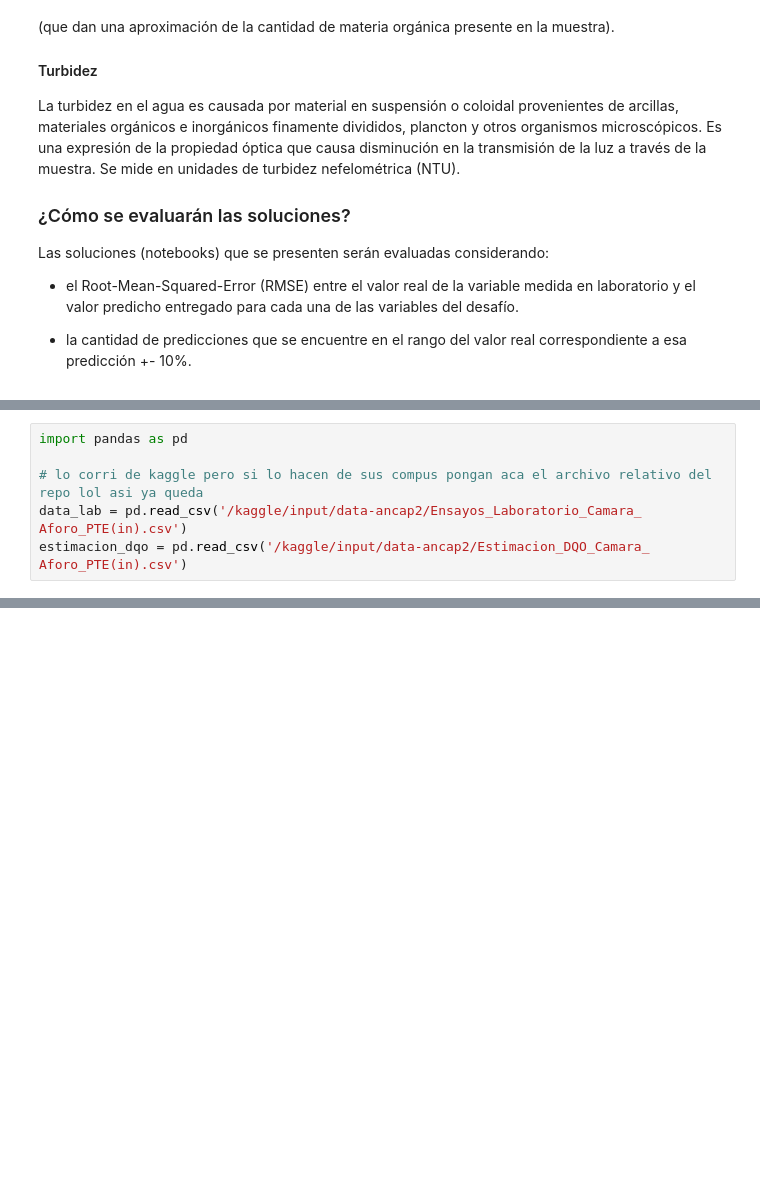
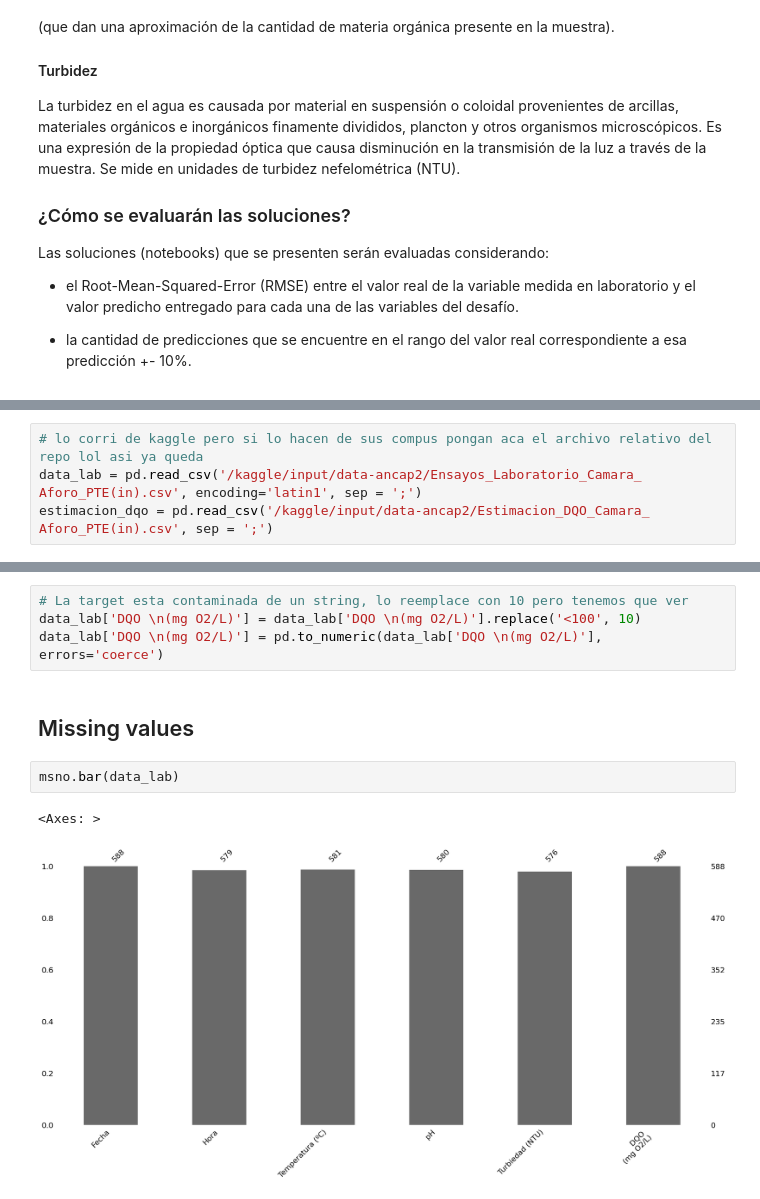
Before and after one commit to tetenogues/data_barbies_y_guille, a Jupyter notebook: first-nb.ipynb, the cells around one changed output, grey strips where cells are left out. Drawn from its saved outputs; the diff is of its cells as text; blank space fills up the shorter version.

```diff
--- a/first-nb.ipynb
+++ b/first-nb.ipynb
@@ -52,8 +59,6 @@ Las soluciones (notebooks) que se presenten serán evaluadas considerando:
 # %%
-import pandas as pd
-
 # lo corri de kaggle pero si lo hacen de sus compus pongan aca el archivo relativo del repo lol asi ya queda
-data_lab = pd.read_csv('/kaggle/input/data-ancap2/Ensayos_Laboratorio_Camara_ Aforo_PTE(in).csv')
-estimacion_dqo = pd.read_csv('/kaggle/input/data-ancap2/Estimacion_DQO_Camara_ Aforo_PTE(in).csv')
+data_lab = pd.read_csv('/kaggle/input/data-ancap2/Ensayos_Laboratorio_Camara_ Aforo_PTE(in).csv', encoding='latin1', sep = ';')
+estimacion_dqo = pd.read_csv('/kaggle/input/data-ancap2/Estimacion_DQO_Camara_ Aforo_PTE(in).csv', sep = ';')
 # %%
 data_lab.head()
@@ -61,0 +111,11 @@ estimacion_dqo.head()
+# %%
+# La target esta contaminada de un string, lo reemplace con 10 pero tenemos que ver
+data_lab['DQO \n(mg O2/L)'] = data_lab['DQO \n(mg O2/L)'].replace('<100', 10)
+data_lab['DQO \n(mg O2/L)'] = pd.to_numeric(data_lab['DQO \n(mg O2/L)'], errors='coerce')
+# %% [markdown]
+## Missing values
+# %%
+msno.bar(data_lab)
+# %% [output]
+<Axes: >
+[figure, added]
```
Also changed, not shown: parts of 12 cells of this notebook.
